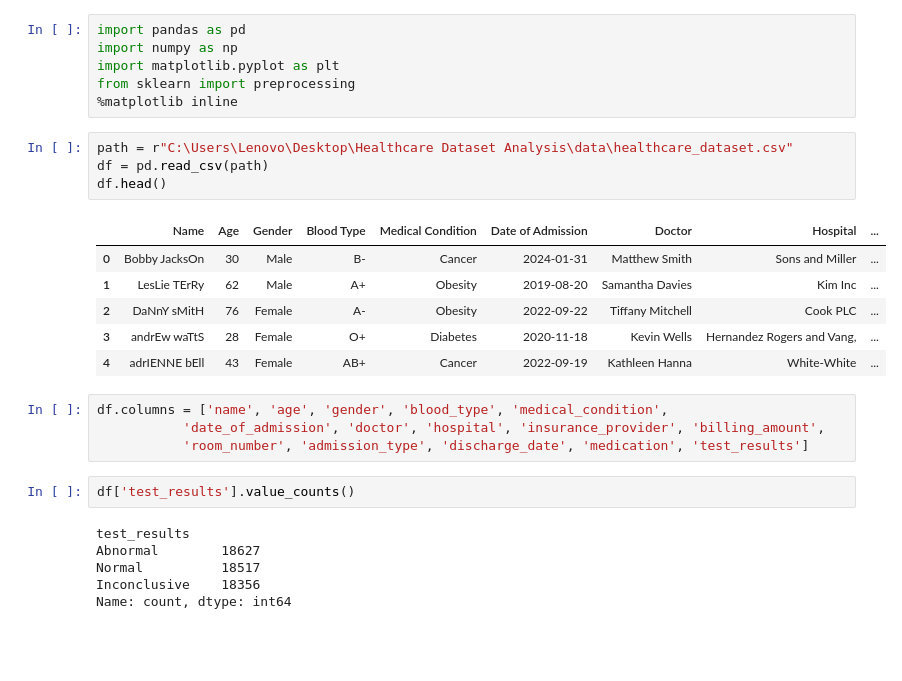
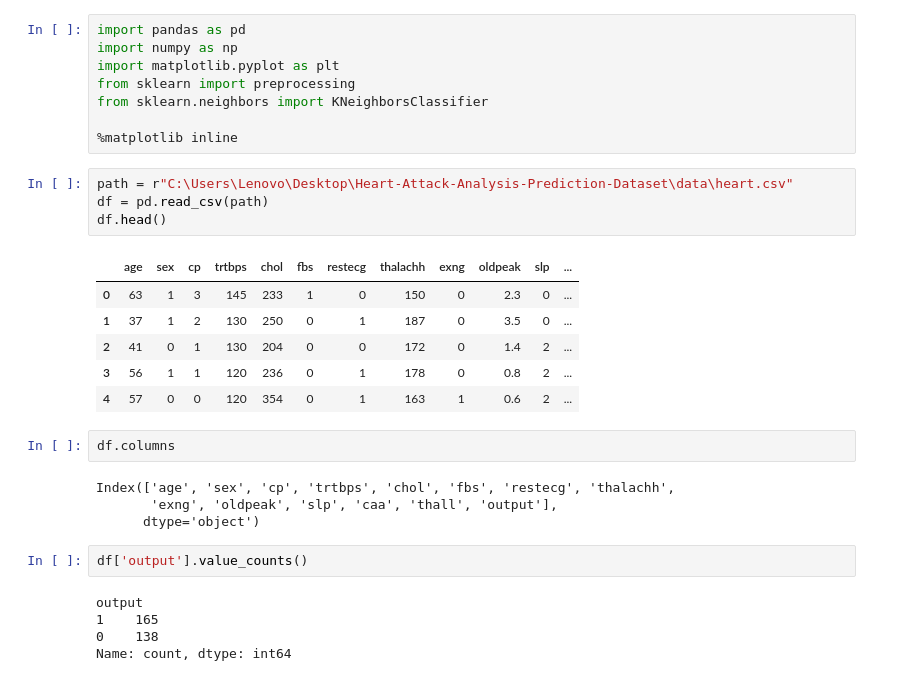
Before and after one commit to aybukecoper/Heart-Attack-Analysis-Prediction-Dataset, a Jupyter notebook: code/main.ipynb, the cells around one changed output. Saved outputs shown, nothing was run; the diff lists cells and outputs as text; blank space fills up the shorter version.

```diff
--- a/code/main.ipynb
+++ b/code/main.ipynb
@@ -3,27 +3,30 @@ import pandas as pd
 import numpy as np
 import matplotlib.pyplot as plt
 from sklearn import preprocessing
+from sklearn.neighbors import KNeighborsClassifier
+
 %matplotlib inline
 # %%
-path = r"C:\Users\Lenovo\Desktop\Healthcare Dataset Analysis\data\healthcare_dataset.csv"
+path = r"C:\Users\Lenovo\Desktop\Heart-Attack-Analysis-Prediction-Dataset\data\heart.csv"
 df = pd.read_csv(path)
 df.head()
 # %% [output]
-|  | Name | Age | Gender | Blood Type | Medical Condition | Date of Admission | Doctor | Hospital | ... |
-| 0 | Bobby JacksOn | 30 | Male | B- | Cancer | 2024-01-31 | Matthew Smith | Sons and Miller | ... |
-| 1 | LesLie TErRy | 62 | Male | A+ | Obesity | 2019-08-20 | Samantha Davies | Kim Inc | ... |
-| 2 | DaNnY sMitH | 76 | Female | A- | Obesity | 2022-09-22 | Tiffany Mitchell | Cook PLC | ... |
-| 3 | andrEw waTtS | 28 | Female | O+ | Diabetes | 2020-11-18 | Kevin Wells | Hernandez Rogers and Vang, | ... |
-| 4 | adrIENNE bEll | 43 | Female | AB+ | Cancer | 2022-09-19 | Kathleen Hanna | White-White | ... |
+|  | age | sex | cp | trtbps | chol | fbs | restecg | thalachh | exng | oldpeak | slp | ... |
+| 0 | 63 | 1 | 3 | 145 | 233 | 1 | 0 | 150 | 0 | 2.3 | 0 | ... |
+| 1 | 37 | 1 | 2 | 130 | 250 | 0 | 1 | 187 | 0 | 3.5 | 0 | ... |
+| 2 | 41 | 0 | 1 | 130 | 204 | 0 | 0 | 172 | 0 | 1.4 | 2 | ... |
+| 3 | 56 | 1 | 1 | 120 | 236 | 0 | 1 | 178 | 0 | 0.8 | 2 | ... |
+| 4 | 57 | 0 | 0 | 120 | 354 | 0 | 1 | 163 | 1 | 0.6 | 2 | ... |
-# %%
-df.columns = ['name', 'age', 'gender', 'blood_type', 'medical_condition',
-           'date_of_admission', 'doctor', 'hospital', 'insurance_provider', 'billing_amount',
-           'room_number', 'admission_type', 'discharge_date', 'medication', 'test_results']
+# %%
+df.columns
+# %% [output]
+Index(['age', 'sex', 'cp', 'trtbps', 'chol', 'fbs', 'restecg', 'thalachh',
+       'exng', 'oldpeak', 'slp', 'caa', 'thall', 'output'],
+      dtype='object')
 # %%
-df['test_results'].value_counts()
+df['output'].value_counts()
 # %% [output]
-test_results
-Abnormal        18627
-Normal          18517
-Inconclusive    18356
+output
+1    165
+0    138
 Name: count, dtype: int64
```
Also changed, not shown: parts of 12 cells of this notebook.
